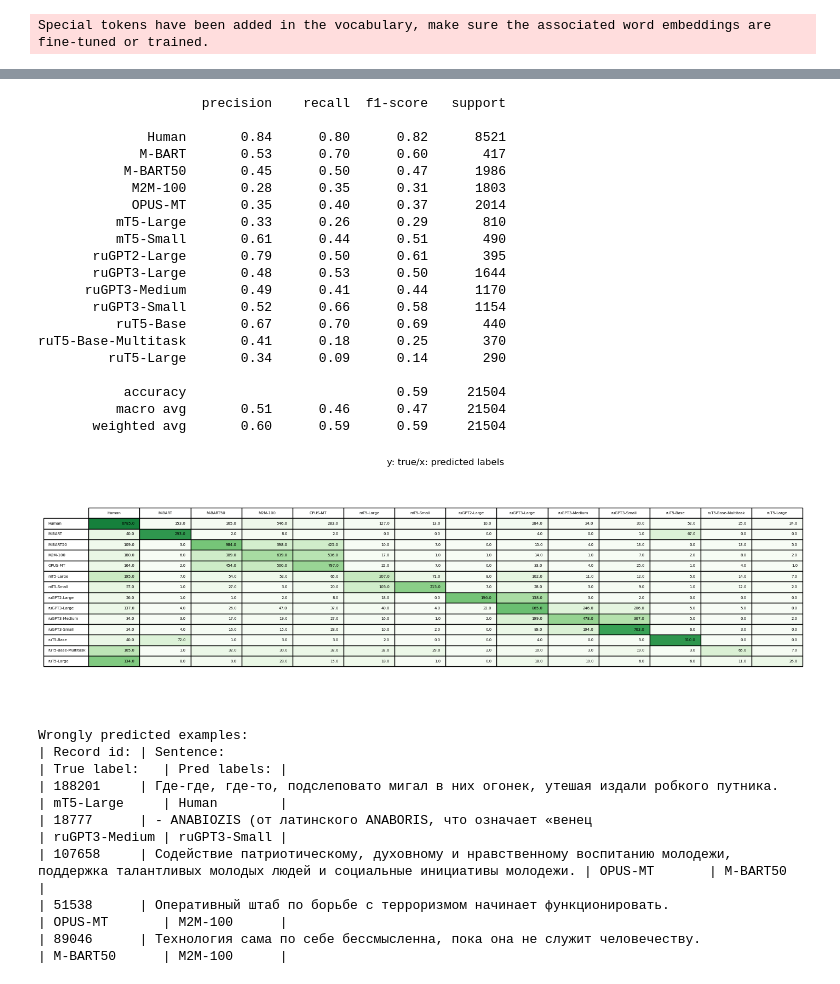
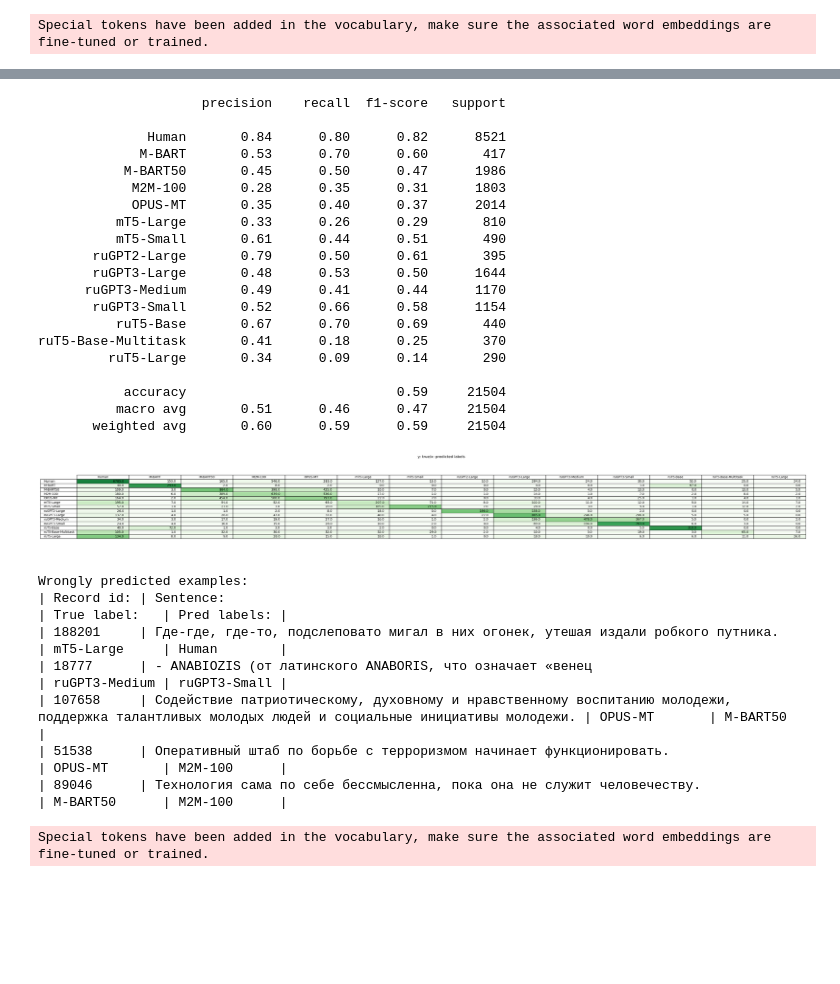
Before and after one commit to DmitryInd/TextSourceClassification, a Jupyter notebook: inference.ipynb, the cells around one changed output, grey strips where cells are left out. Drawn from its saved outputs; the diff is of its cells as text; code cells hidden in the pictures; blank space fills up the shorter version.

```diff
--- a/inference.ipynb
+++ b/inference.ipynb
@@ -21,12 +22,12 @@ data_config = yaml.load(open("configs/multi_data_config.yaml", 'r'), Loader=yaml
 model_config = yaml.load(open("configs/deberta_model_config.yaml", 'r'), Loader=yaml.Loader)
 # %%
 # Data processing
-test_dataset = CSVDataset(data_config["validate_data_path"],
-                          is_uncased=data_config["is_uncased"],
-                          pretrained_tokenizer=data_config["pretrained_tokenizer_path"],
-                          max_length=data_config["max_token_number"])
-test_dataloader = DataLoader(test_dataset, shuffle=False,
-                             batch_size=data_config["batch_size"], drop_last=True)
+val_dataset = CSVDataset(data_config["validate_data_path"],
+                         is_uncased=data_config["is_uncased"],
+                         pretrained_tokenizer=data_config["pretrained_tokenizer_path"],
+                         max_length=data_config["max_token_number"])
+val_dataloader = DataLoader(val_dataset, shuffle=False,
+                            batch_size=data_config["batch_size"], drop_last=True)
 # %% [output]
 Special tokens have been added in the vocabulary, make sure the associated word embeddings are fine-tuned or trained.
 # %%
@@ -80,31 +81,31 @@ PretrainedDeBertaNER(
 # %%
 # Print metrics
-stats = Statistics(deberta_model, test_dataloader)
+stats = Statistics(deberta_model, val_dataloader)
 print(stats.get_classification_report())
 stats.plot_confusion_matrix()
 stats.print_random_failed_predictions()
 # %% [output]
                      precision    recall  f1-score   support
 
               Human       0.84      0.80      0.82      8521
              M-BART       0.53      0.70      0.60       417
            M-BART50       0.45      0.50      0.47      1986
             M2M-100       0.28      0.35      0.31      1803
             OPUS-MT       0.35      0.40      0.37      2014
           mT5-Large       0.33      0.26      0.29       810
           mT5-Small       0.61      0.44      0.51       490
        ruGPT2-Large       0.79      0.50      0.61       395
        ruGPT3-Large       0.48      0.53      0.50      1644
       ruGPT3-Medium       0.49      0.41      0.44      1170
        ruGPT3-Small       0.52      0.66      0.58      1154
           ruT5-Base       0.67      0.70      0.69       440
 ruT5-Base-Multitask       0.41      0.18      0.25       370
          ruT5-Large       0.34      0.09      0.14       290
 
            accuracy                           0.59     21504
           macro avg       0.51      0.46      0.47     21504
        weighted avg       0.60      0.59      0.59     21504
-[figure, old version]
+[figure, new version]
 Wrongly predicted examples:
 | Record id: | Sentence:                                                                                                                                        | True label:   | Pred labels: |
 | 188201     | Где-где, где-то, подслеповато мигал в них огонек, утешая издали робкого путника.                                                                 | mT5-Large     | Human        |
@@ -112,3 +113,13 @@ Wrongly predicted examples:
 | 107658     | Содействие патриотическому, духовному и нравственному воспитанию молодежи, поддержка талантливых молодых людей и социальные инициативы молодежи. | OPUS-MT       | M-BART50     |
 | 51538      | Оперативный штаб по борьбе с терроризмом начинает функционировать.                                                                               | OPUS-MT       | M2M-100      |
 | 89046      | Технология сама по себе бессмысленна, пока она не служит человечеству.                                                                           | M-BART50      | M2M-100      |
+# %%
+# Processing test data
+test_dataset = CSVDataset(data_config["test_data_path"],
+                          is_uncased=data_config["is_uncased"],
+                          without_labels=True,
+                          pretrained_tokenizer=data_config["pretrained_tokenizer_path"],
+                          max_length=data_config["max_token_number"])
+test_dataloader = DataLoader(test_dataset, shuffle=False, batch_size=data_config["batch_size"], drop_last=True)
+# %% [output]
+Special tokens have been added in the vocabulary, make sure the associated word embeddings are fine-tuned or trained.
```
Also changed, not shown: parts of 3 cells of this notebook, 6 other files.
